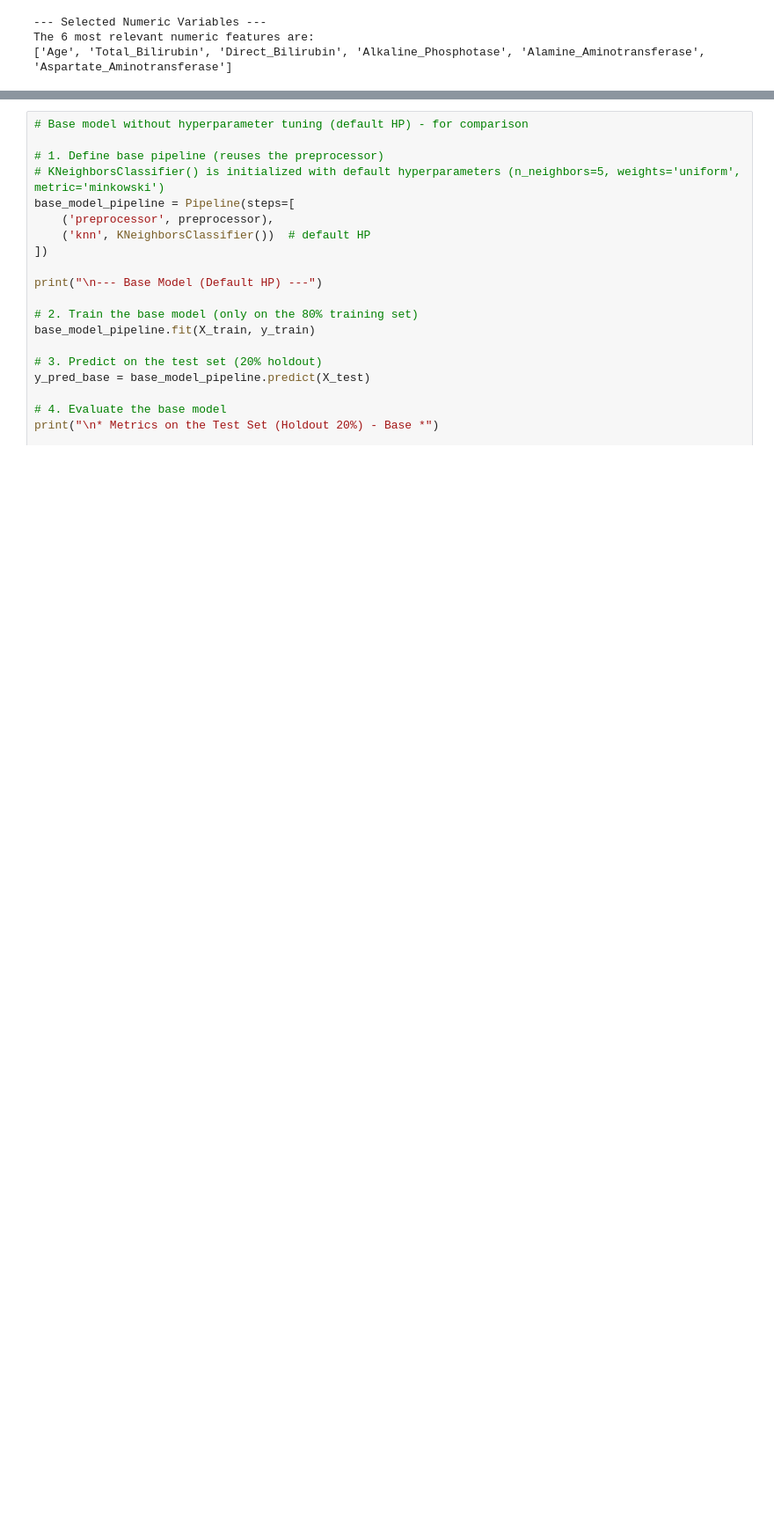
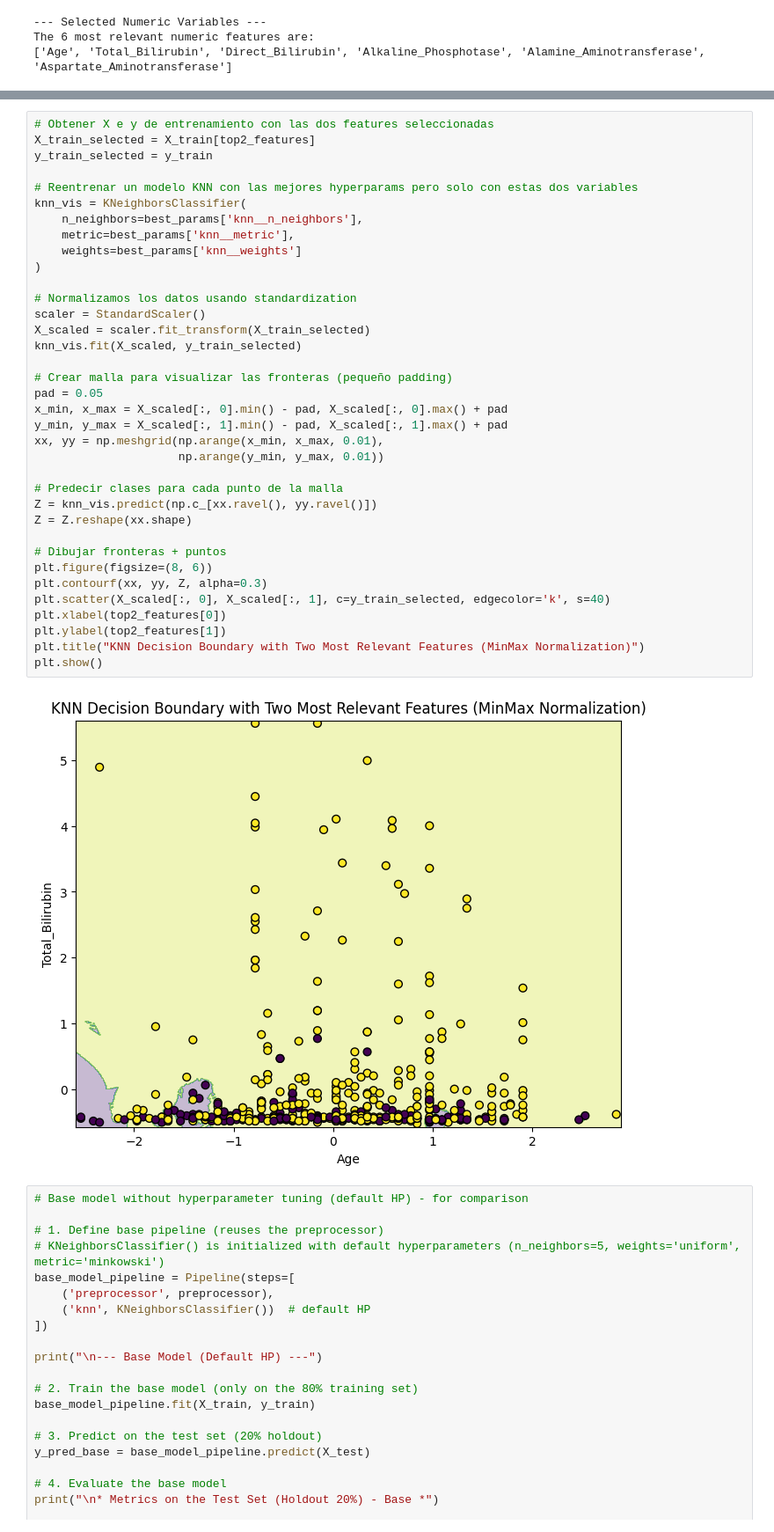
Before and after one commit to hamburguesasinmayonesa/Practica_1-MachineLearning, a Jupyter notebook: 3-código.ipynb, the cells around one changed output, grey strips where cells are left out. Shown at 88% size. Saved outputs shown, nothing was run; the diff lists cells and outputs as text; blank space fills up the shorter version.

```diff
--- a/3-código.ipynb
+++ b/3-código.ipynb
@@ -449,3 +508,41 @@ The 6 most relevant numeric features are:
+# %%
+# Obtener X e y de entrenamiento con las dos features seleccionadas
+X_train_selected = X_train[top2_features]
+y_train_selected = y_train
+
+# Reentrenar un modelo KNN con las mejores hyperparams pero solo con estas dos variables
+knn_vis = KNeighborsClassifier(
+    n_neighbors=best_params['knn__n_neighbors'],
+    metric=best_params['knn__metric'],
+    weights=best_params['knn__weights']
+)
+
+# Normalizamos los datos usando standardization
+scaler = StandardScaler()
+X_scaled = scaler.fit_transform(X_train_selected)
+knn_vis.fit(X_scaled, y_train_selected)
+
+# Crear malla para visualizar las fronteras (pequeño padding)
+pad = 0.05
+x_min, x_max = X_scaled[:, 0].min() - pad, X_scaled[:, 0].max() + pad
+y_min, y_max = X_scaled[:, 1].min() - pad, X_scaled[:, 1].max() + pad
+xx, yy = np.meshgrid(np.arange(x_min, x_max, 0.01),
+                     np.arange(y_min, y_max, 0.01))
+
+# Predecir clases para cada punto de la malla
+Z = knn_vis.predict(np.c_[xx.ravel(), yy.ravel()])
+Z = Z.reshape(xx.shape)
+
+# Dibujar fronteras + puntos
+plt.figure(figsize=(8, 6))
+plt.contourf(xx, yy, Z, alpha=0.3)
+plt.scatter(X_scaled[:, 0], X_scaled[:, 1], c=y_train_selected, edgecolor='k', s=40)
+plt.xlabel(top2_features[0])
+plt.ylabel(top2_features[1])
+plt.title("KNN Decision Boundary with Two Most Relevant Features (MinMax Normalization)")
+plt.show()
+# %% [output]
+[figure, added]
 # %%
 # Base model without hyperparameter tuning (default HP) - for comparison
 
```
Also changed, not shown: parts of 4 cells of this notebook.
